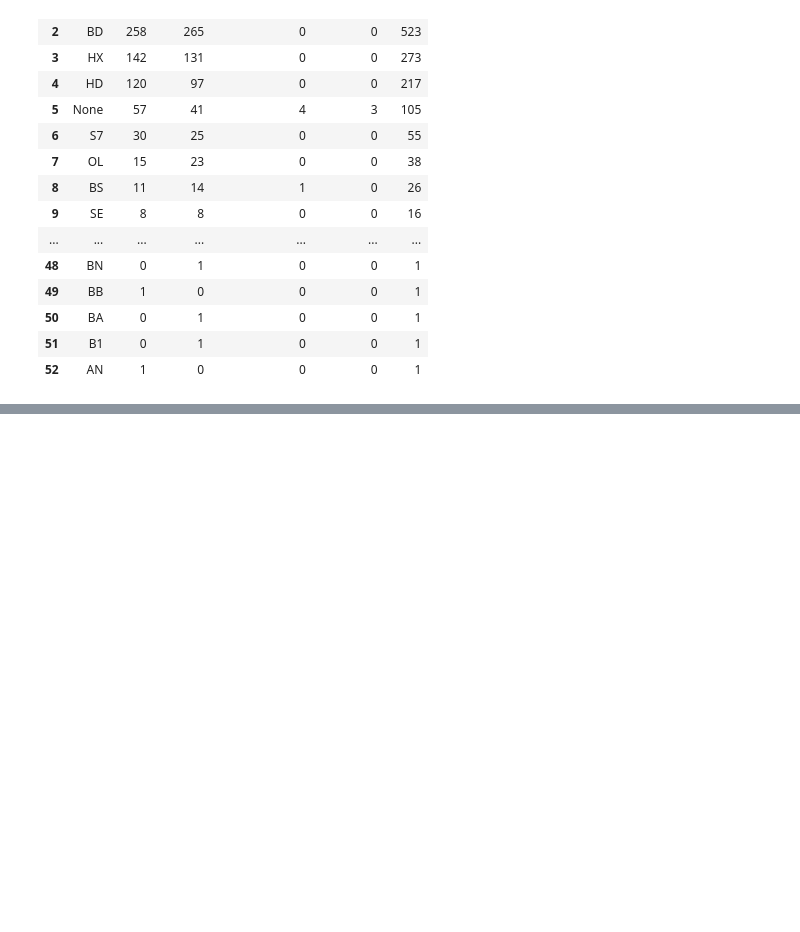
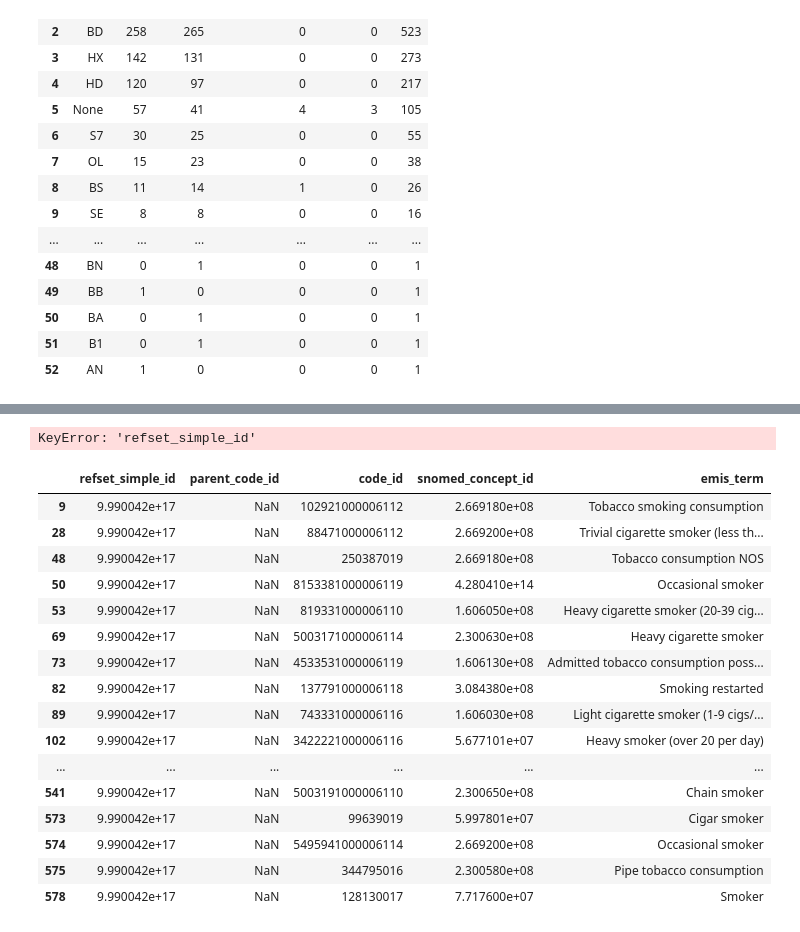
Before and after one commit to rpenn97/EMIS_task, a Jupyter notebook: solution/solution_py.ipynb, the cells around one changed output, grey strips where cells are left out. Drawn from its saved outputs; the diff is of its cells as text; code cells hidden in the pictures; blank space fills up the shorter version.

```diff
--- a/solution/solution_py.ipynb
+++ b/solution/solution_py.ipynb
@@ -4,8 +4,8 @@ import pandas as pd
 import pandasql as psql
 import glob
 # %%
-clinical_codes = pd.read_csv(r'../exa-data-analyst-assessment/data/clinical_codes.csv')
-patient = pd.read_csv(r'../exa-data-analyst-assessment/data/patient.csv')
+clinical_codes = pd.read_csv(r'../exa-data-analyst-assessment/data/clinical_codes.csv',dtype='str')
+patient = pd.read_csv(r'../exa-data-analyst-assessment/data/patient.csv',dtype='str')
 # %%
 # Creates a varaible name for each medication file in folder [medication1, medication2, ... ,medicationx]
 
@@ -168,0 +143,28 @@ psql.sqldf("""
+# %%
+result = medication_table[medication_table['refset_simple_id'] == 999004211000230104]
+result
+# clinical_codes
+# 849641000033117 emis code id
+# %% [output]
+KeyError: 'refset_simple_id'
+# %%
+result = clinical_codes[clinical_codes['refset_simple_id'] == 999004211000230104]
+result[0:52]
+# %% [output]
+|  | refset_simple_id | parent_code_id | code_id | snomed_concept_id | emis_term |
+| 9 | 9.990042e+17 | NaN | 102921000006112 | 2.669180e+08 | Tobacco smoking consumption |
+| 28 | 9.990042e+17 | NaN | 88471000006112 | 2.669200e+08 | Trivial cigarette smoker (less th... |
+| 48 | 9.990042e+17 | NaN | 250387019 | 2.669180e+08 | Tobacco consumption NOS |
+| 50 | 9.990042e+17 | NaN | 8153381000006119 | 4.280410e+14 | Occasional smoker |
+| 53 | 9.990042e+17 | NaN | 819331000006110 | 1.606050e+08 | Heavy cigarette smoker (20-39 cig... |
+| 69 | 9.990042e+17 | NaN | 5003171000006114 | 2.300630e+08 | Heavy cigarette smoker |
+| 73 | 9.990042e+17 | NaN | 4533531000006119 | 1.606130e+08 | Admitted tobacco consumption poss... |
+| 82 | 9.990042e+17 | NaN | 137791000006118 | 3.084380e+08 | Smoking restarted |
+| 89 | 9.990042e+17 | NaN | 743331000006116 | 1.606030e+08 | Light cigarette smoker (1-9 cigs/... |
+| 102 | 9.990042e+17 | NaN | 3422221000006116 | 5.677101e+07 | Heavy smoker (over 20 per day) |
+| ... | ... | ... | ... | ... | ... |
+| 541 | 9.990042e+17 | NaN | 5003191000006110 | 2.300650e+08 | Chain smoker |
+| 573 | 9.990042e+17 | NaN | 99639019 | 5.997801e+07 | Cigar smoker |
+| 574 | 9.990042e+17 | NaN | 5495941000006114 | 2.669200e+08 | Occasional smoker |
+| 575 | 9.990042e+17 | NaN | 344795016 | 2.300580e+08 | Pipe tobacco consumption |
+| 578 | 9.990042e+17 | NaN | 128130017 | 7.717600e+07 | Smoker |
```
Also changed, not shown: parts of 14 cells of this notebook.
